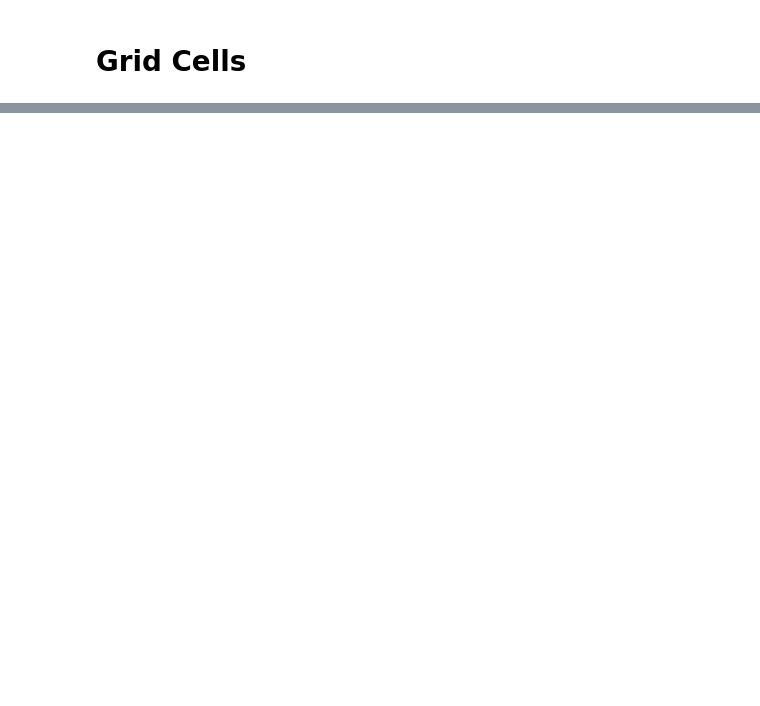
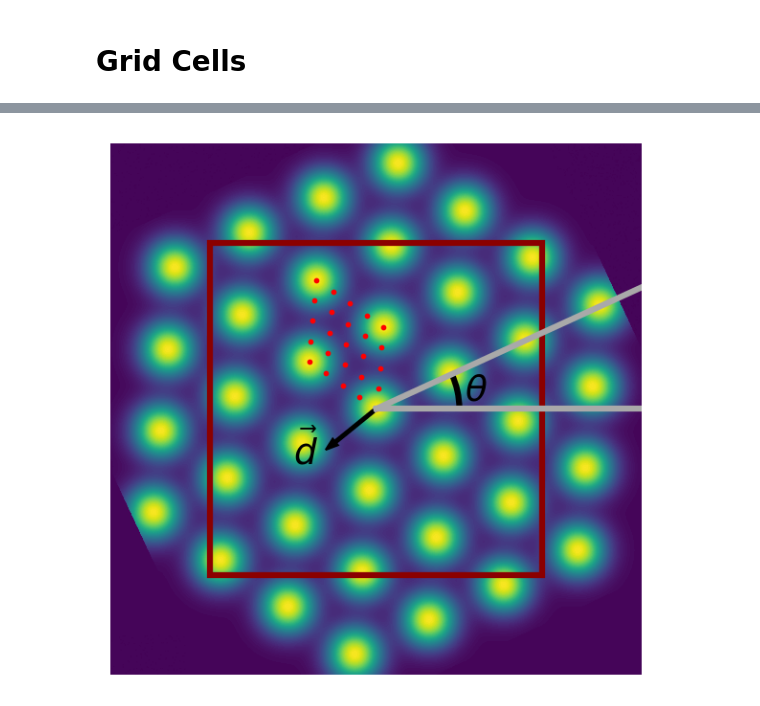
Before and after one commit to ChackMociute/Master-Thesis, a Jupyter notebook: grid_cells.ipynb, the cells around one changed output, grey strips where cells are left out. Cells and saved outputs as stored; diff of their text form; code cells hidden in the pictures; blank space fills up the shorter version.

```diff
--- a/grid_cells.ipynb
+++ b/grid_cells.ipynb
@@ -85,0 +91,29 @@ plt.show()
+# %%
+conv = gcm.convolve(image, gcm.get_gaussian_kernel())
+res = conv.shape[0]
+crop = 600
+# %%
+p = np.linspace(0, gcm.period, 5)
+phases = np.stack(np.meshgrid(p, p)).reshape(2, -1).T
+shear = gcm.shear2d(np.pi / 6).T
+rot = gcm.rot2d(-85 / 180 * np.pi).T
+phases = phases @ shear @ rot
+# %%
+fig, ax = plt.subplots(1, 1, figsize=(4, 4), dpi=150)
+
+# ax.contourf(conv, levels=50)
+ax.contourf(shift(rotate(conv, -25, reshape=False), phases[0]), levels=100)
+ax.axhline(res / 2, xmin=0.5, linewidth=3, c='darkgray')
+ax.plot([res / 2, res - 1], [res / 2, 700], linewidth=3, c='darkgray')
+ax.add_patch(Arc((res / 2, res / 2), 300, 300, angle=0, theta1=0, theta2=25, linewidth=3))
+ax.text(res / 2 + 160, res / 2 + 15, "$\\theta$", fontsize=18, weight='semibold', c='black')
+ax.add_patch(Rectangle(((res - crop) / 2, (res - crop) / 2), crop, crop, linewidth=3, fill=False, color='darkred'))
+plt.scatter(*(phases + res / 2).T[::-1], c='r', s=3)
+plt.arrow(res / 2, res / 2, -74, -60, width=5, color='black')
+ax.text(res / 2 - 150, res / 2 - 100, "$\\vec{d}$", fontsize=18, weight='bold', c='black')
+ax.axis('off')
+plt.tight_layout()
+plt.savefig('figs/gc2.png')
+plt.show()
+# %% [output]
+[figure, added]
```
Also changed, not shown: parts of 20 cells of this notebook, 3 other files.
